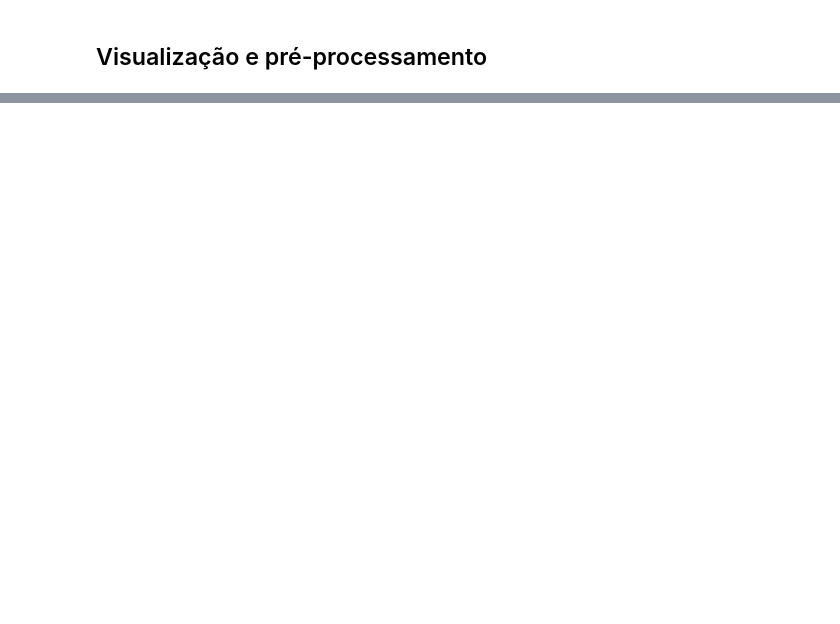
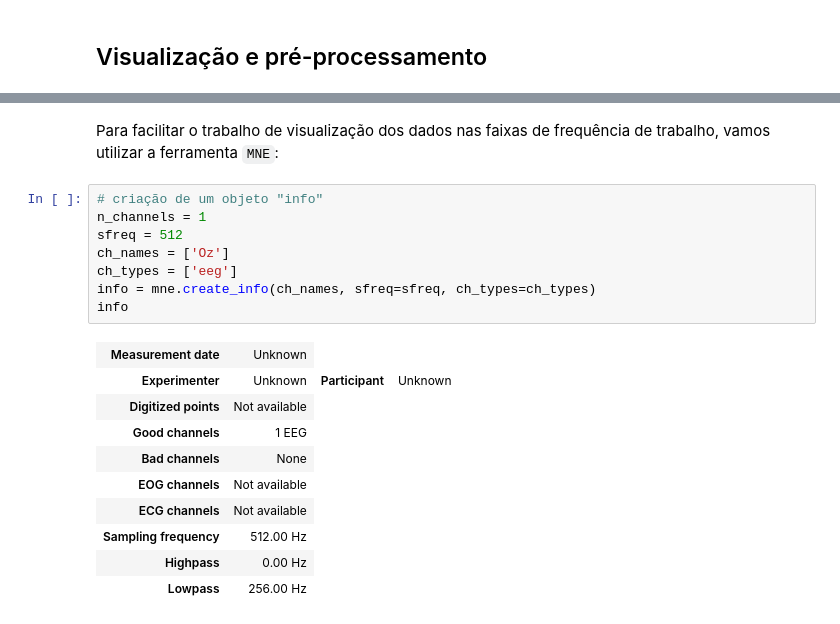
Before and after one commit to bneurd/tutoriais, a Jupyter notebook: SSVEP/preprocessing.ipynb, the cells around one changed output, grey strips where cells are left out. Cells and saved outputs as stored; diff of their text form; blank space fills up the shorter version.

```diff
--- a/SSVEP/preprocessing.ipynb
+++ b/SSVEP/preprocessing.ipynb
@@ -39,0 +86,21 @@ def butter_notch(data, cutoff, var=1, fs=200, order=4):
+# %% [markdown]
+Para facilitar o trabalho de visualização dos dados nas faixas de frequência de trabalho, vamos utilizar a ferramenta `MNE`:
+# %%
+# criação de um objeto "info"
+n_channels = 1
+sfreq = 512
+ch_names = ['Oz']
+ch_types = ['eeg']
+info = mne.create_info(ch_names, sfreq=sfreq, ch_types=ch_types)
+info
+# %% [output]
+| Measurement date | Unknown |
+| Experimenter | Unknown | Participant | Unknown |
+| Digitized points | Not available |
+| Good channels | 1 EEG |
+| Bad channels | None |
+| EOG channels | Not available |
+| ECG channels | Not available |
+| Sampling frequency | 512.00 Hz |
+| Highpass | 0.00 Hz |
+| Lowpass | 256.00 Hz |
```
Also changed, not shown: parts of 11 cells of this notebook, 1 other file.
